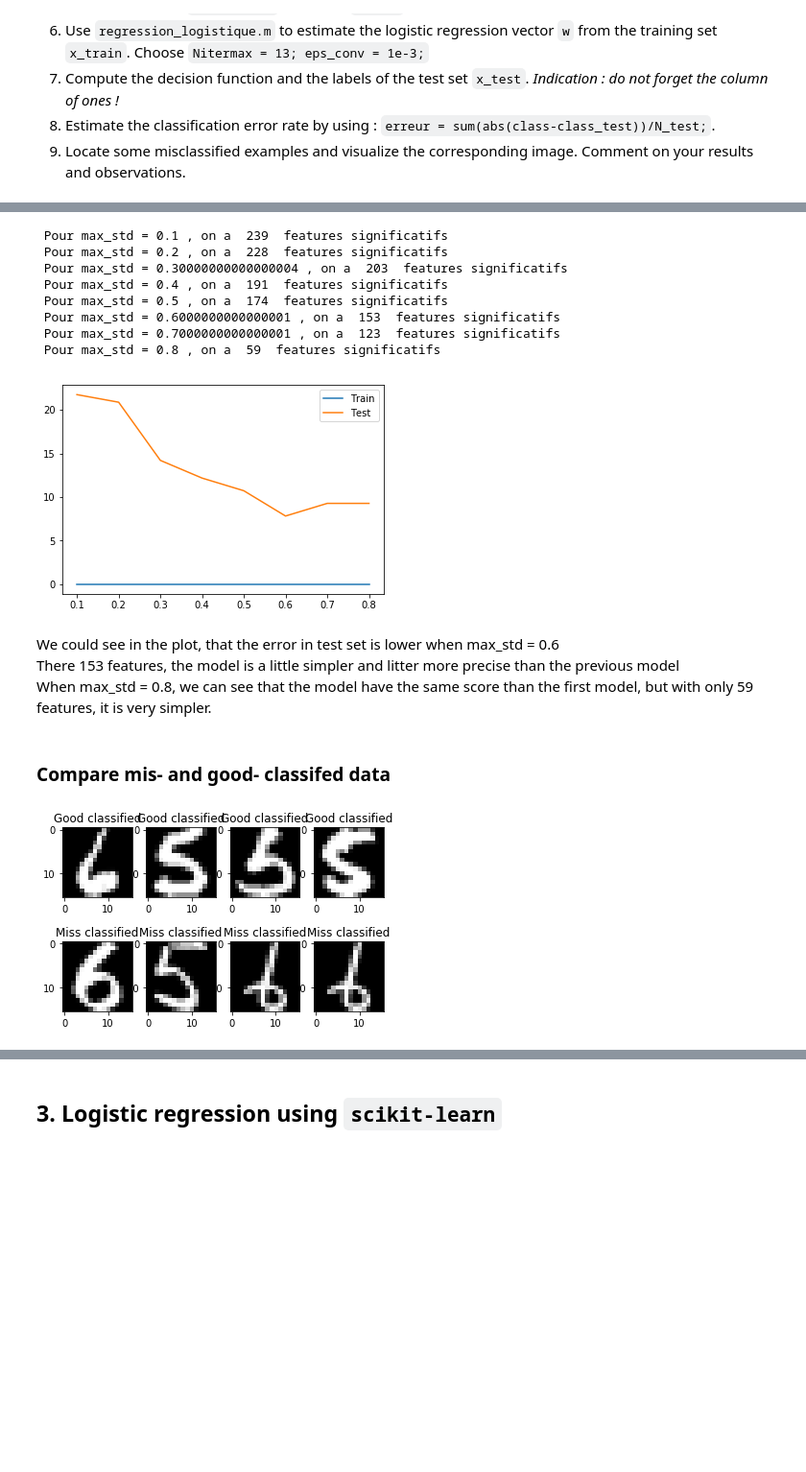
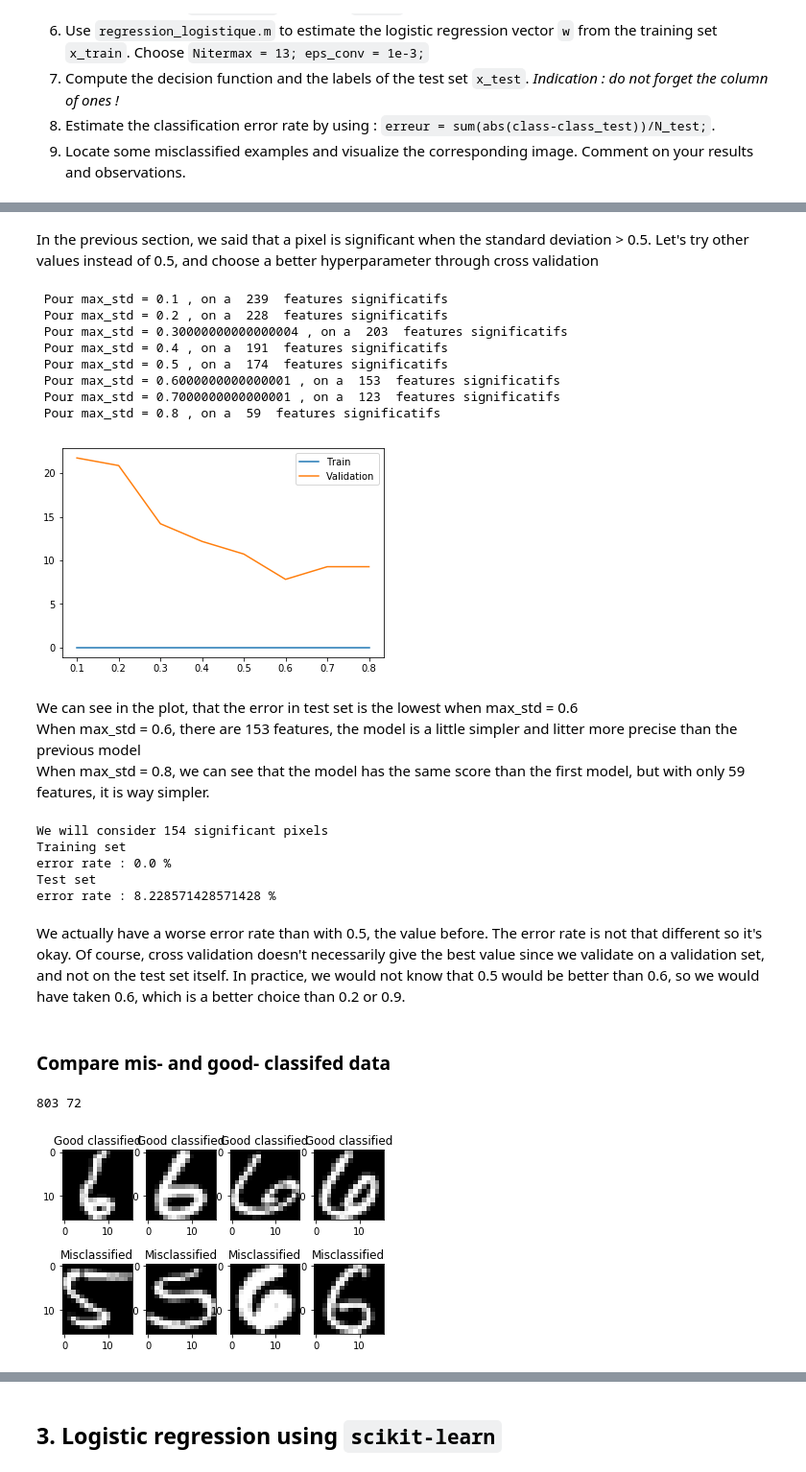
Before and after one commit to kronerte/ML_Logistic_Regression, a Jupyter notebook: TP3_archive/TP3_Kronert_Trinh.ipynb, the cells around one changed output, grey strips where cells are left out. Shown at 96% size. Cells and saved outputs as stored; diff of their text form; code cells hidden in the pictures; blank space fills up the shorter version.

```diff
--- a/TP3_archive/TP3_logistic_regression.ipynb
+++ b/TP3_archive/TP3_Kronert_Trinh.ipynb
@@ -459,0 +449,12 @@ plt.show()
+# %%
+for n in range(5):
+    plt.subplot(1,10,n+1)
+    n=n
+    I = reshape(train_5[n,:],(16,16))
+    plt.imshow(I,cmap='gray')
+
+for n in range(5):
+    plt.subplot(1,10,n+5)
+    n=n
+    I = reshape(train_6[n,:],(16,16))
+    plt.imshow(I,cmap='gray')
@@ -550,3 +552,5 @@ Futhermore we have to many data: 375 in comparaison of the model's complexity :
+# %% [markdown]
+In the previous section, we said that a pixel is significant when the standard deviation > 0.5. Let's try other values instead of 0.5, and choose a better hyperparameter through cross validation
 # %%
 def cross_val(K=5):
     # Nombre de fold de la cross validation
@@ -576,7 +580,7 @@ def cross_val(K=5):
             trainset_labels[:N_5-size_5] = 2
     ####        # permet de gérer un PB####
             t_labels  = trainset_labels != 2
-            # Ensemble de test
+            # Ensemble de validation
             testset_features_brut = np.vstack((x_train_brut[i*size_5:(i+1)*size_5,:],
                                  x_train_brut[N_5 + i*size_6:N_5 + (i+1)*size_6 ,:]))
             # labels associés
@@ -605,7 +609,7 @@ def cross_val(K=5):
         moyennes_test.append(np.mean(error_test))
     # On affiche le résultat
     plot(xstd, moyennes_train, label = "Train")
-    plot(xstd, moyennes_test, label = "Test")
+    plot(xstd, moyennes_test, label = "Validation")
     legend()
 cross_val()
 # %% [output]
@@ -617,40 +621,67 @@ cross_val()
  Pour max_std = 0.6000000000000001 , on a  153  features significatifs
  Pour max_std = 0.7000000000000001 , on a  123  features significatifs
  Pour max_std = 0.8 , on a  59  features significatifs
-[figure, old version]
+[figure, new version]
 # %% [markdown]
-We could see in the plot, that the error in test set is lower when max_std = 0.6 <br>
-There 153 features, the model is a little simpler and litter more precise than the previous model <br>
-When max_std = 0.8, we can see that the model have the same score than the first model, but with only 59 features, it is very simpler.
+We can see in the plot, that the error in test set is the lowest when max_std = 0.6 <br>
+When max_std = 0.6, there are 153 features, the model is a little simpler and litter more precise than the previous model <br>
+When max_std = 0.8, we can see that the model has the same score than the first model, but with only 59 features, it is way simpler.
+# %%
+#Through cross validation, we set the optimized std:
+optimized_std = 0.6
+is_significant_opt = x_train_brut.std(axis=0)>optimized_std # pixels with standart deviation greater than 0.5
+print(f"We will consider { is_significant_opt.sum()} significant pixels")
+
+# We extract the significant features of the training set
+x_train_opt = x_train_brut[:,is_significant_opt]
+# and of the test set
+x_test_opt = x_test_brut[:,is_significant_opt]
+
+
+LR = Logistic_Regression()
+LR.train(x_train_opt, t_train.reshape(-1), Niter=13)
+print("Training set")
+e = LR.error_rate(x_train_opt, class_train.reshape(-1))
+print("Test set")
+e = LR.error_rate(x_test_opt, class_test.reshape(-1))
+# %% [output]
+We will consider 154 significant pixels
+Training set
+error rate : 0.0 %
+Test set
+error rate : 8.228571428571428 %
+# %% [markdown]
+We actually have a worse error rate than with 0.5, the value before. The error rate is not that different so it's okay. Of course, cross validation doesn't necessarily give the best value since we validate on a validation set, and not on the test set itself. In practice, we would not know that 0.5 would be better than 0.6, so we would have taken 0.6, which is a better choice than 0.2 or 0.9.
 # %% [markdown]
 ### Compare mis- and good- classifed data
 # %%
 # misclassified images
-misclassified = x_test_brut[LR.predict(x_test) != class_test.reshape(-1)]
+misclassified = x_test_brut[LR.predict(x_test_opt) != class_test.reshape(-1)]
 # goodclassified images
-goodclassified = x_test_brut[LR.predict(x_test) == class_test.reshape(-1)]
+goodclassified = x_test_brut[LR.predict(x_test_opt) == class_test.reshape(-1)]
 
 # Nombre d'images bien et mal classées
 n_good =  goodclassified.shape[0]
 n_mis =  misclassified.shape[0]
-
-I = reshape(goodclassified[n,:],(16,16))
+print(n_good,n_mis)
+#I = reshape(goodclassified[n,:],(16,16))
 
 for i in range(4):
     # On plot les images bien classées sur la première ligne
     plt.subplot(2,4,1 + i)
     # On affiche une image aléatoirement
     n = np.random.randint(0,n_good)
     plt.imshow(reshape(goodclassified[n,:],(16,16)),cmap='gray')
     plt.title("Good classified")
 
     # On plot les images mal classées sur la deuxième ligne
     plt.subplot(2,4,4 +1+ i)
     # On affiche une image aléatoirement
     n = np.random.randint(0,n_mis)
     plt.imshow(reshape(misclassified[np.random.randint(0,n_mis),:],(16,16)),cmap='gray')
-    plt.title("Miss classified")
+    plt.title("Misclassified")
 plt.show()
 # %% [output]
+803 72
-[figure, old version]
+[figure, new version]
 # %% [markdown]
```
Also changed, not shown: parts of 46 cells of this notebook.
